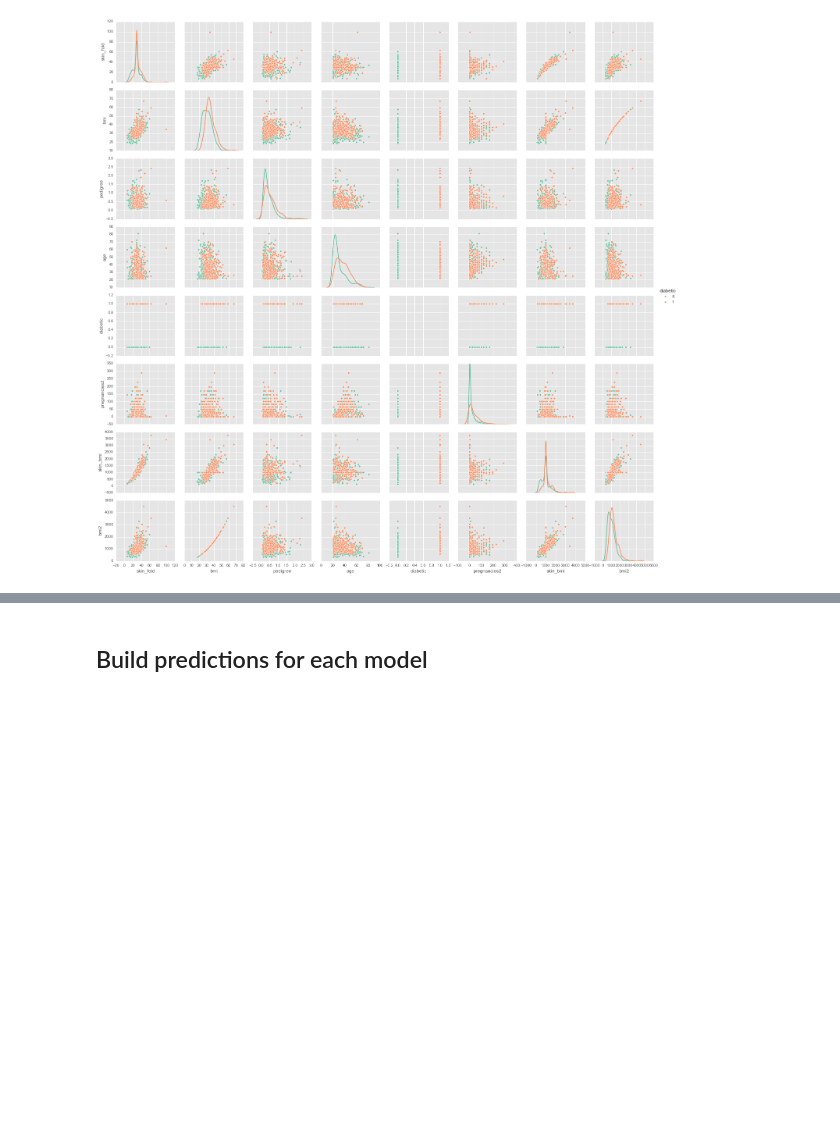
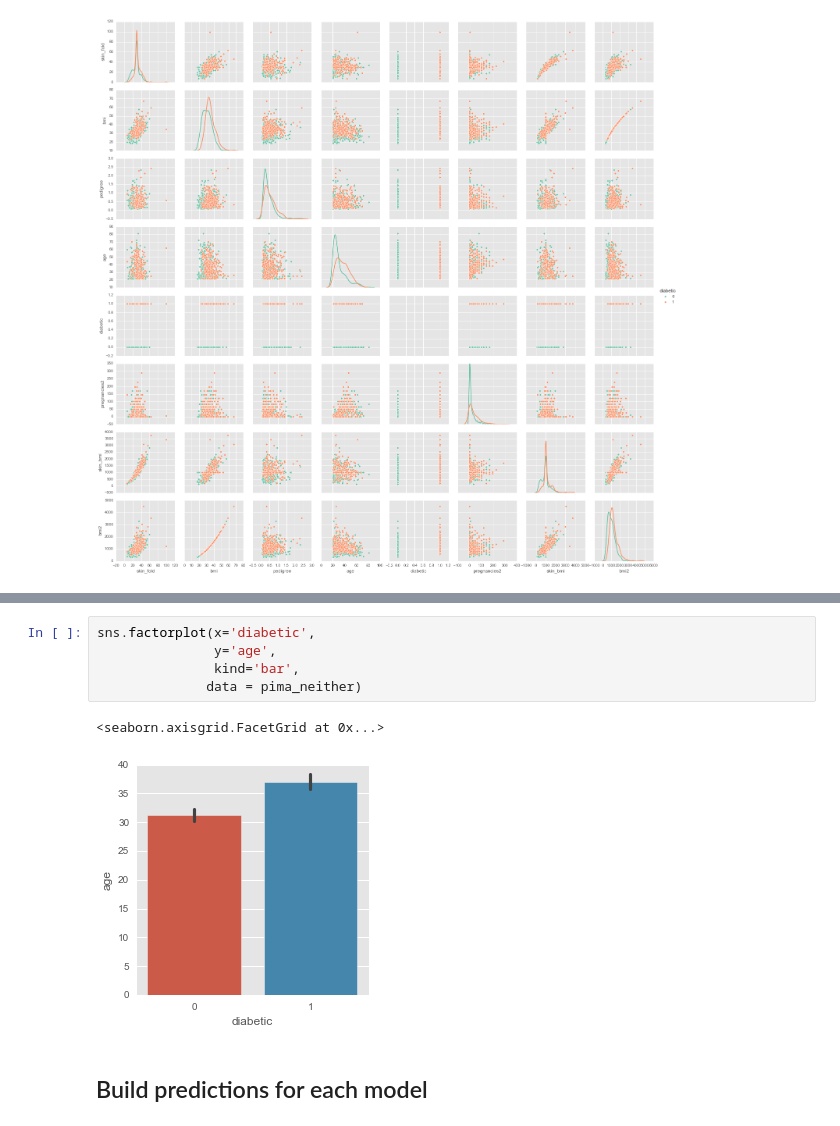
Before and after one commit to mschoeffler1/ds_portfolio, a Jupyter notebook: pima/Pima_diabetes.ipynb, the cells around one changed output, grey strips where cells are left out. Drawn from its saved outputs; the diff is of its cells as text; blank space fills up the shorter version.

```diff
--- a/pima/Pima_diabetes.ipynb
+++ b/pima/Pima_diabetes.ipynb
@@ -281,3 +336,11 @@ g = sns.pairplot(pima_neither, hue="diabetic", palette="Set2", diag_kind="kde",
+# %%
+sns.factorplot(x='diabetic',
+               y='age',
+               kind='bar',
+              data = pima_neither)
+# %% [output]
+<seaborn.axisgrid.FacetGrid at 0x...>
+[figure, added]
 # %% [markdown]
 ## Build predictions for each model
 # %% [markdown]
```
Also changed, not shown: parts of 12 cells of this notebook.
